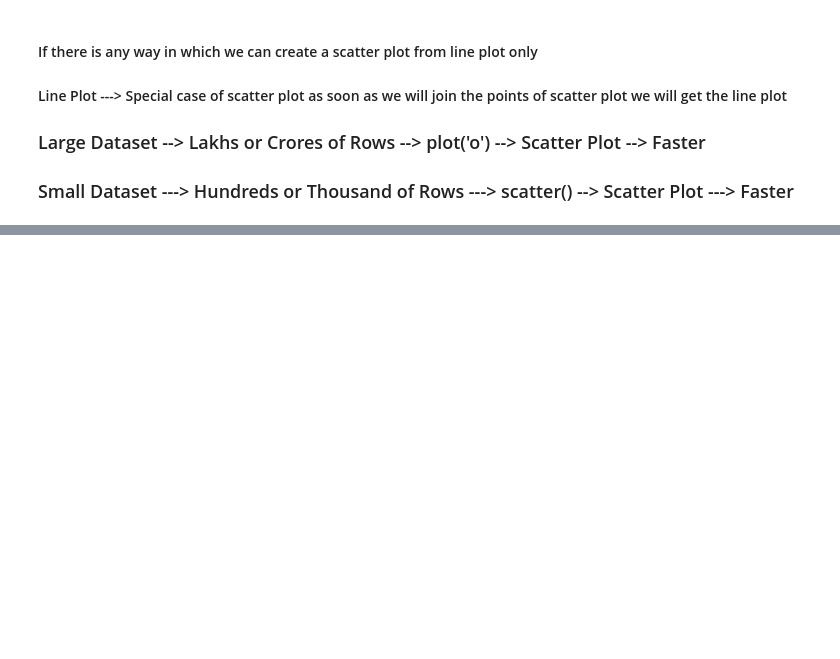
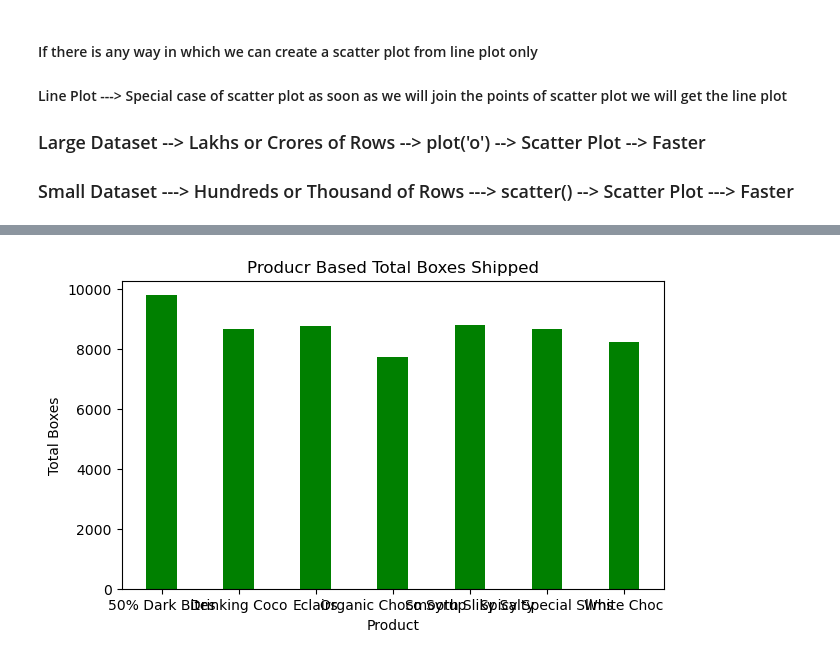
Before and after one commit to daksh-rajora/Gen-Ai, a Jupyter notebook: Machine Learning/MATPLOTLIB/Getting_Started.ipynb, the cells around one changed output, grey strips where cells are left out. Cells and saved outputs as stored; diff of their text form; code cells hidden in the pictures; blank space fills up the shorter version.

```diff
--- a/Machine Learning/MATPLOTLIB/Getting_Started.ipynb
+++ b/Machine Learning/MATPLOTLIB/Getting_Started.ipynb
@@ -396,0 +467,2 @@ plt.show()
+# %%
+data=sales[(sales[('Product')]=='50% Dark Bites') | (sales['Product']=='Eclairs') | (sales['Product'] == 'Smooth Sliky Salty') | (sales['Product'] =='White Choc') | (sales['Product']=='Drinking Coco') | (sales['Product'] == 'Spicy Special Slims') | (sales['Product'] == 'Organic Choco Syrup')]
@@ -396,0 +489,2 @@ plt.show()
+# %%
+data['Product']=data['Product'].cat.remove_unused_categories()
@@ -396,0 +509,14 @@ plt.show()
+# %%
+d=data.groupby('Product')['Boxes Shipped'].sum()
+# %%
+x=d.index
+y=d.values
+# %%
+plt.figure(figsize=(7,4))
+plt.title('Producr Based Total Boxes Shipped')
+plt.xlabel('Product')
+plt.ylabel('Total Boxes')
+plt.bar(x,y,color='green',width=0.4)
+plt.show()
+# %% [output]
+[figure, added]
```
Also changed, not shown: parts of 16 cells of this notebook.
